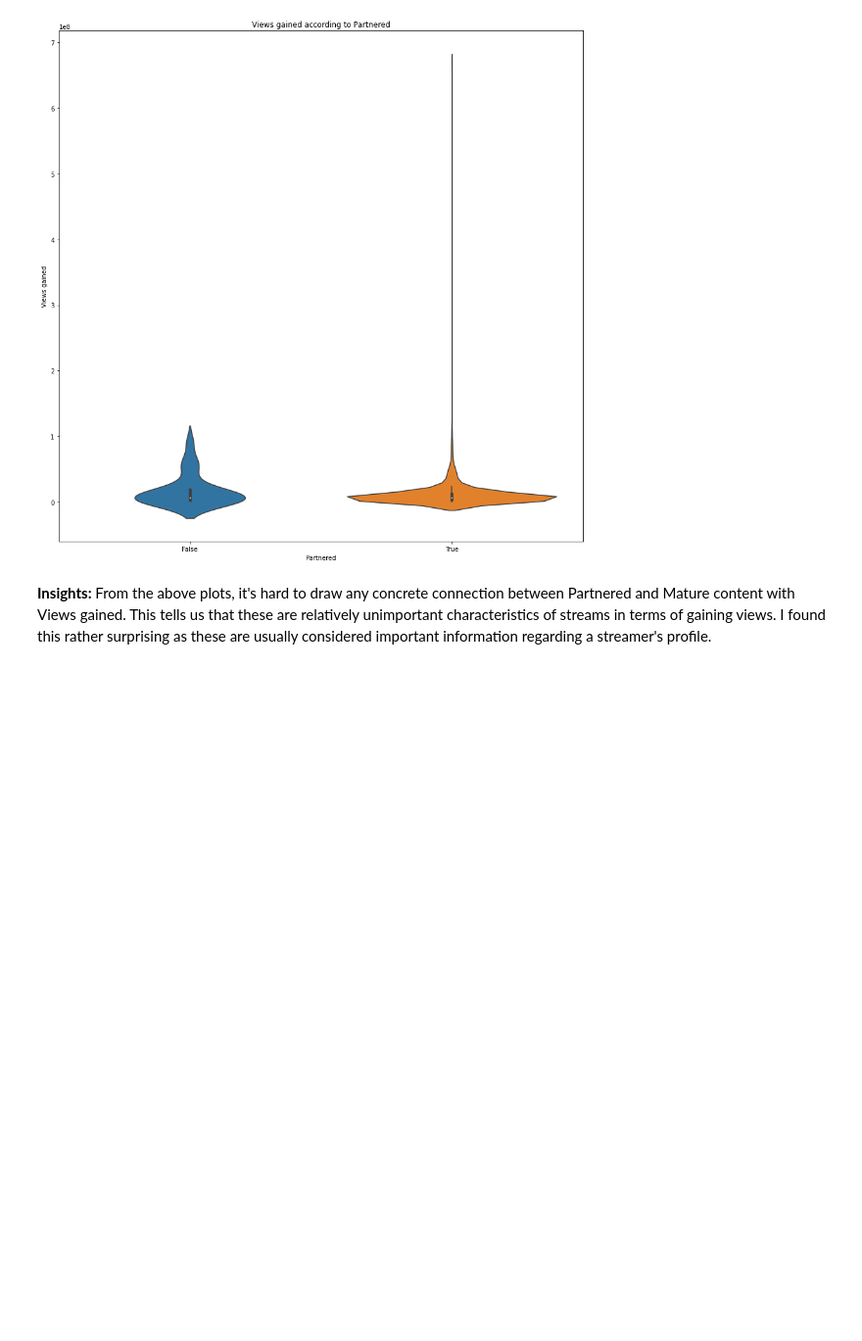
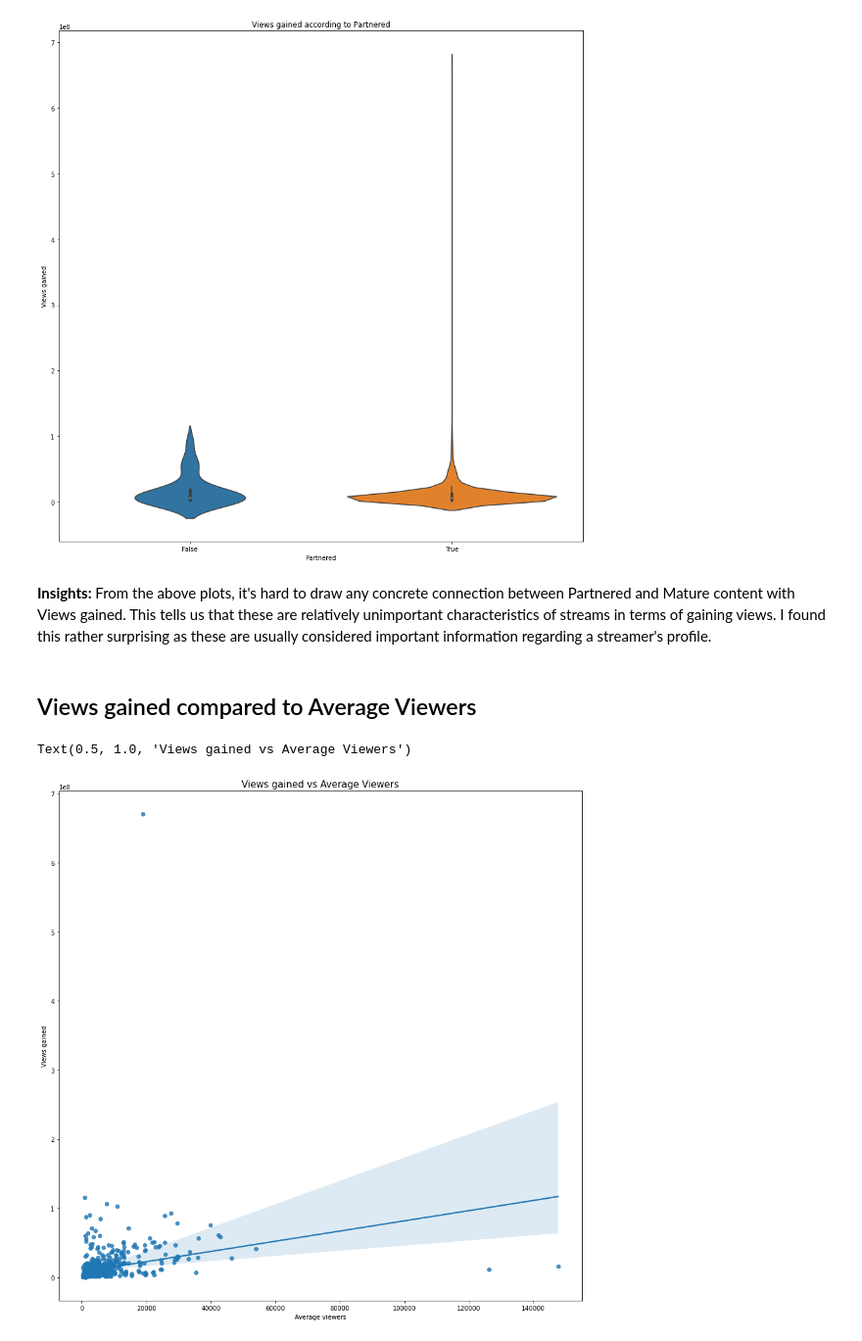
Before and after one commit to RitwikN7/twitch-EDA, a Jupyter notebook: twitchEDA.ipynb, the cells around one changed output. Shown: that part at 98% size. Cells and saved outputs as stored; diff of their text form; code cells hidden in the pictures; blank space fills up the shorter version.

```diff
--- a/twitchEDA.ipynb
+++ b/twitchEDA.ipynb
@@ -177,3 +179,12 @@ plt.show()
 [figure]
 # %% [markdown]
 **Insights:** From the above plots, it's hard to draw any concrete connection between Partnered and Mature content with Views gained. This tells us that these are relatively unimportant characteristics of streams in terms of gaining views. I found this rather surprising as these are usually considered important information regarding a streamer's profile.
+# %% [markdown]
+## Views gained compared to Average Viewers
+# %%
+plt.figure(figsize=(15,15))
+sns.regplot(x=df["Average viewers"], y=df["Views gained"])
+plt.title("Views gained vs Average Viewers", fontsize=15)
+# %% [output]
+Text(0.5, 1.0, 'Views gained vs Average Viewers')
+[figure, added]
```
Also changed, not shown: parts of 6 cells of this notebook.
